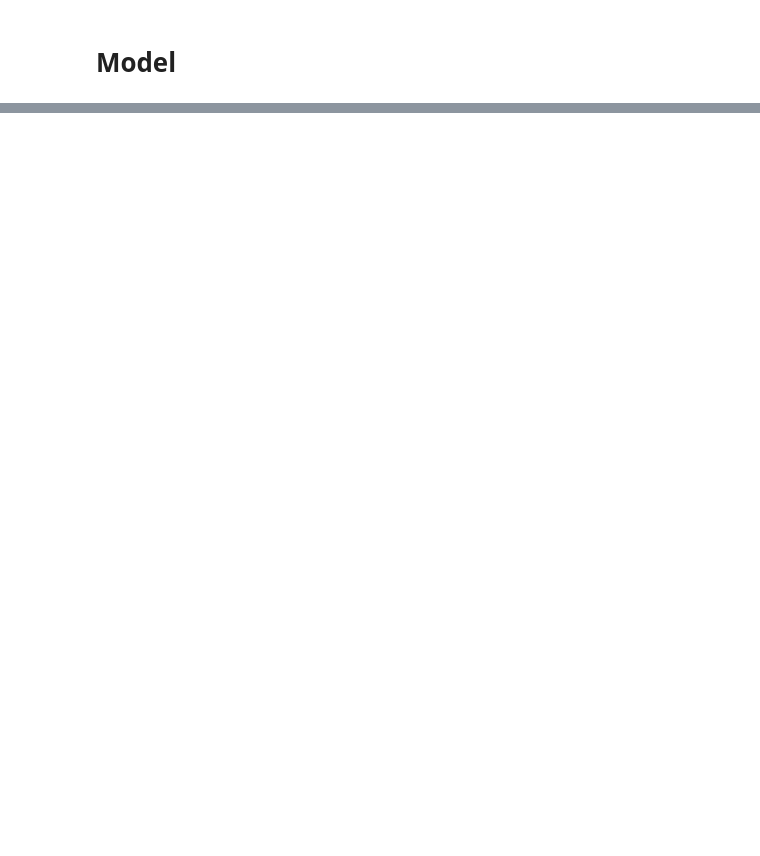
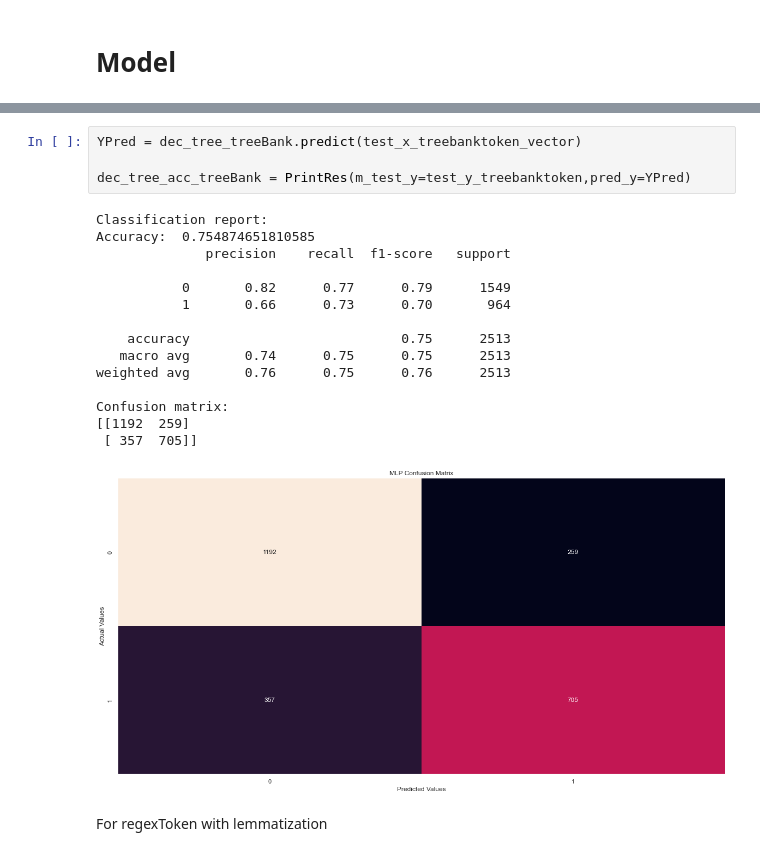
Before and after one commit to jakubrymuza/WTUM_17_2022, a Jupyter notebook: project.ipynb, the cells around one changed output, grey strips where cells are left out. Cells and saved outputs as stored; diff of their text form; blank space fills up the shorter version.

```diff
--- a/project.ipynb
+++ b/project.ipynb
@@ -532,0 +748,22 @@ MultinomialNB()
+# %%
+YPred = dec_tree_treeBank.predict(test_x_treebanktoken_vector)
+
+dec_tree_acc_treeBank = PrintRes(m_test_y=test_y_treebanktoken,pred_y=YPred)
+# %% [output]
+Classification report:
+Accuracy:  0.754874651810585
+              precision    recall  f1-score   support
+
+           0       0.82      0.77      0.79      1549
+           1       0.66      0.73      0.70       964
+
+    accuracy                           0.75      2513
+   macro avg       0.74      0.75      0.75      2513
+weighted avg       0.76      0.75      0.76      2513
+
+Confusion matrix:
+[[1192  259]
+ [ 357  705]]
+[figure, added]
+# %% [markdown]
+For regexToken with lemmatization
```
Also changed, not shown: parts of 89 cells of this notebook.
